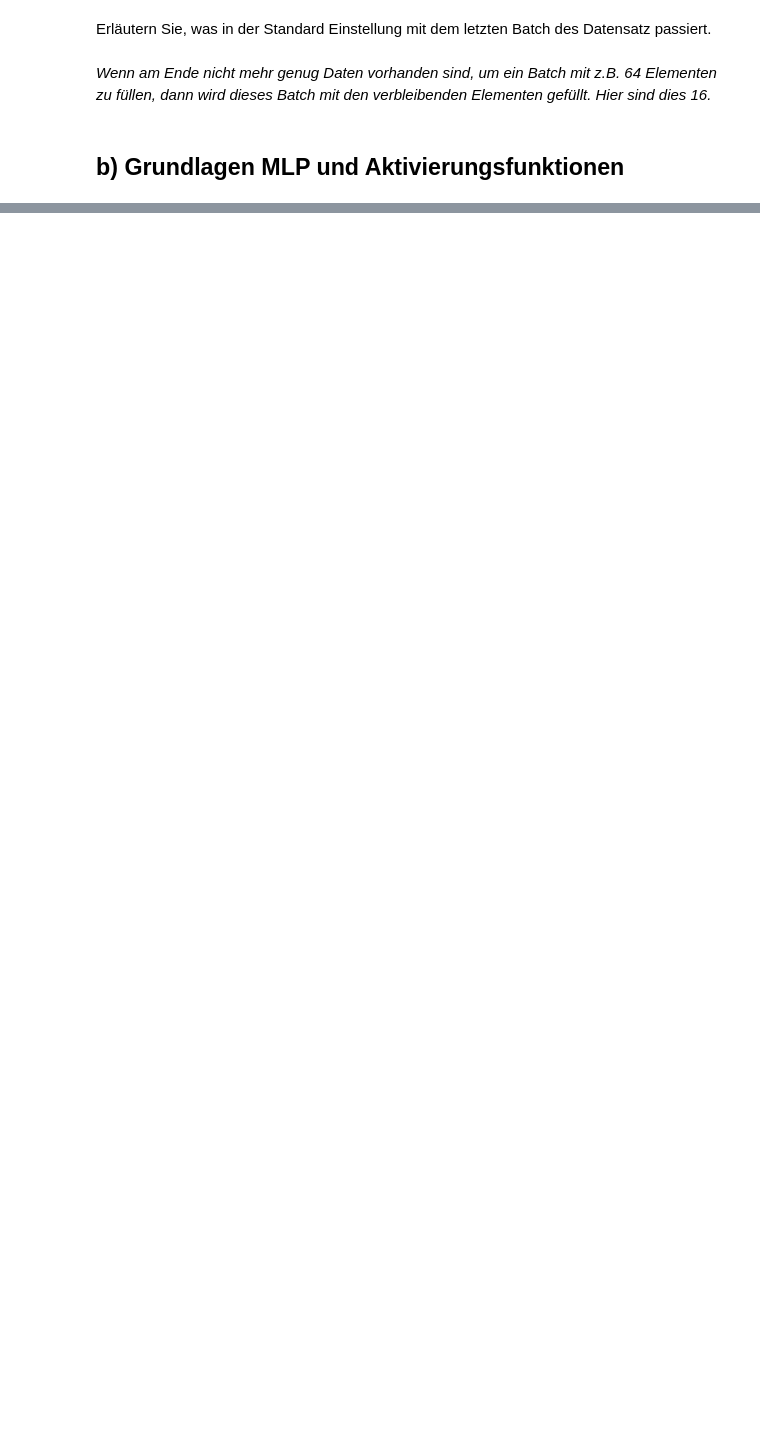
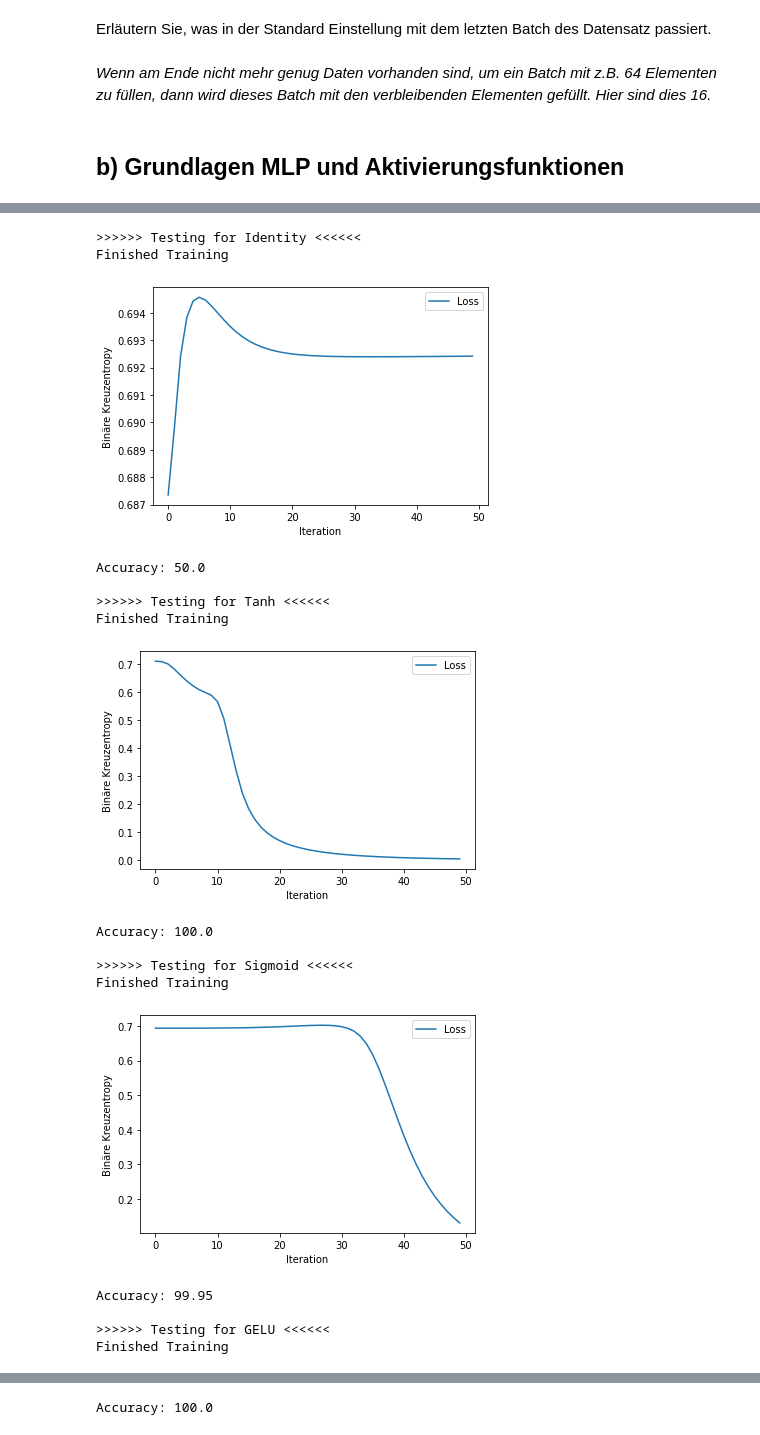
Before and after one commit to MaximilianMundt/DLCV, a Jupyter notebook: Übungsblatt 04/blatt04.ipynb, the cells around one changed output, grey strips where cells are left out. Drawn from its saved outputs; the diff is of its cells as text; code cells hidden in the pictures; blank space fills up the shorter version.

```diff
--- a/Übungsblatt 04/blatt04.ipynb
+++ b/Übungsblatt 04/blatt04.ipynb
@@ -47,6 +69,5 @@ Erläutern Sie, was in der Standard Einstellung mit dem letzten Batch des Datens
 # %%
 model = BinaryClassifierMLP(2, [4, 4], torch.nn.ReLU)
-criterion = torch.nn.BCELoss()
 optimizer = torch.optim.Adam(model.parameters())
 
 loss_history = train_binary(
@@ -55,4 +76,8 @@ loss_history = train_binary(
     epochs=50,
     optim=optimizer,
 )
+
+accuracy = evaluate(dataloader=dataloader, model=model)
+
+print("Accuracy:", round(accuracy, 2))
 # %% [output]
@@ -65,0 +109,41 @@ show_decision_boundary(model, dataset.points, dataset.labels)
+# %%
+activation_functions = [
+    torch.nn.Identity,
+    torch.nn.Tanh,
+    torch.nn.Sigmoid,
+    torch.nn.GELU,
+    torch.nn.LeakyReLU,
+]
+
+for activation_func in activation_functions:
+    print(f">>>>>> Testing for {activation_func.__name__} <<<<<<")
+
+    model = BinaryClassifierMLP(2, [4, 4], activation_func)
+    optimizer = torch.optim.Adam(model.parameters())
+
+    loss_history = train_binary(
+        model=model, dataloader=dataloader, epochs=50, optim=optimizer, verbose=False
+    )
+
+    accuracy = evaluate(dataloader=dataloader, model=model)
+    show_loss_curve(loss_history)
+
+    print("Accuracy:", round(accuracy, 2), "\n")
+# %% [output]
+>>>>>> Testing for Identity <<<<<<
+Finished Training
+[figure, added]
+Accuracy: 50.0
+
+>>>>>> Testing for Tanh <<<<<<
+Finished Training
+[figure, added]
+Accuracy: 100.0
+
+>>>>>> Testing for Sigmoid <<<<<<
+Finished Training
+[figure, added]
+Accuracy: 99.95
+
+>>>>>> Testing for GELU <<<<<<
+Finished Training
@@ -65,0 +156 @@ show_decision_boundary(model, dataset.points, dataset.labels)
+Accuracy: 100.0
```
Also changed, not shown: parts of 17 cells of this notebook, 2 other files.
